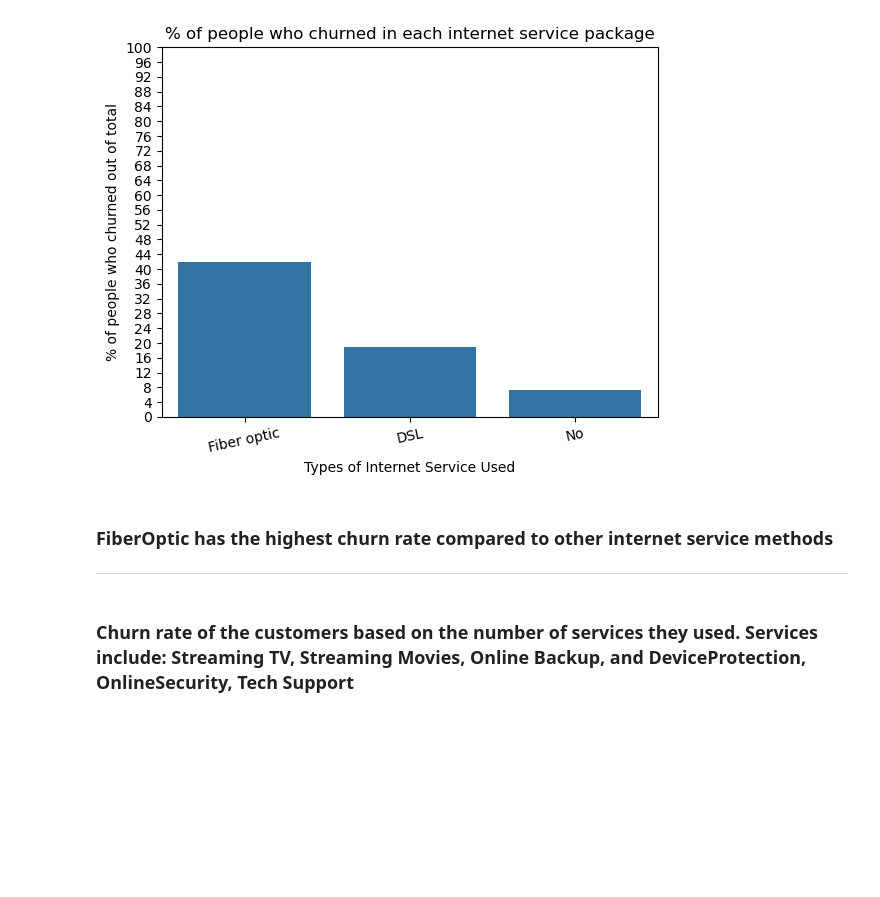
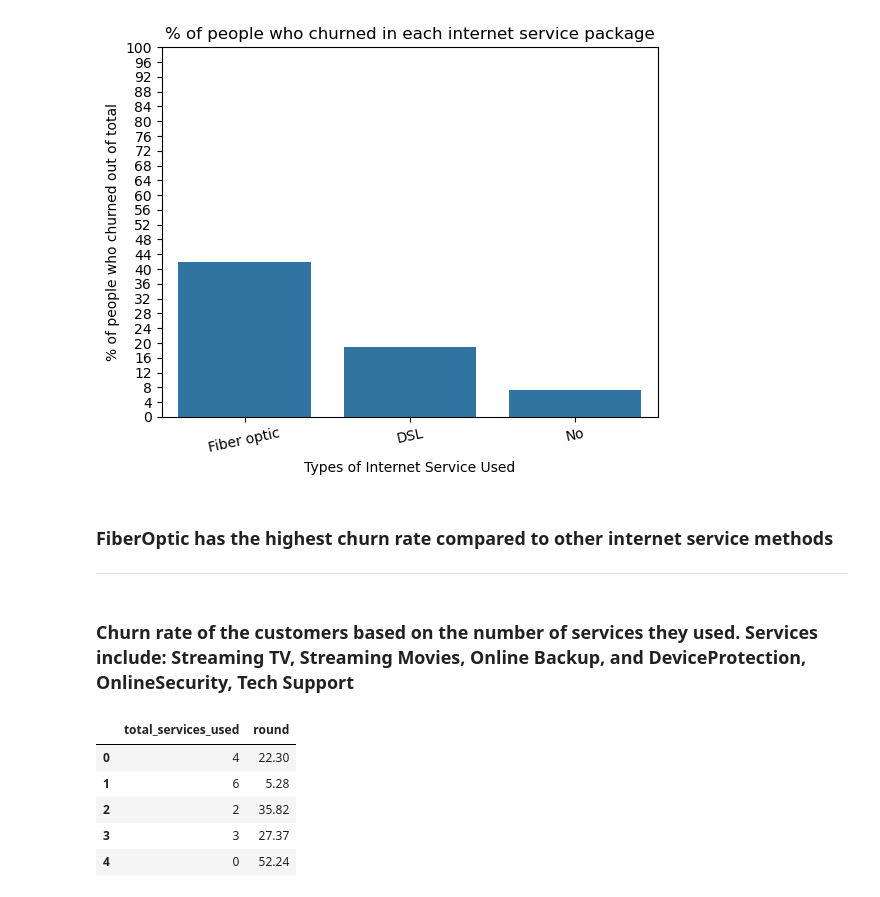
Before and after one commit to suzaladhikari/customer_churn-, a Jupyter notebook: EDA/eda.ipynb, the cells around one changed output. Saved outputs shown, nothing was run; the diff lists cells and outputs as text; code cells hidden in the pictures; blank space fills up the shorter version.

```diff
--- a/EDA/eda.ipynb
+++ b/EDA/eda.ipynb
@@ -448,24 +448,32 @@ plt.show()
 # %%
 query = """
 with each_service as (
 
 	select *,
 	(case when "StreamingTV" = 'Yes' then 1 else 0 end +
 	 case when "StreamingMovies" = 'Yes' then 1 else 0 end +
 	 case when "OnlineBackup" = 'Yes' then 1 else 0 end +
 	 case when "DeviceProtection" = 'Yes' then 1 else 0 end +
 	 case when "OnlineSecurity" = 'Yes' then 1 else 0 end+
 	 case when "TechSupport" = 'Yes' then 1 else 0 end) as total_services_used
 	from cleaned
 	where "InternetService" <> 'No'
 
 )
 
 select total_services_used,
 ROUND(100 * SUM(CASE WHEN "Churn" = 'Yes' THEN 1 ELSE 0 END)::numeric / COUNT(*), 2)
 from each_service
 group by total_services_used
 
 """
 
 serviceschurnrate = pd.read_sql(query,connection)
+serviceschurnrate.head(5)
+# %% [output]
+|  | total_services_used | round |
+| 0 | 4 | 22.30 |
+| 1 | 6 | 5.28 |
+| 2 | 2 | 35.82 |
+| 3 | 3 | 27.37 |
+| 4 | 0 | 52.24 |
```
Also changed, not shown: parts of 1 cell of this notebook.
